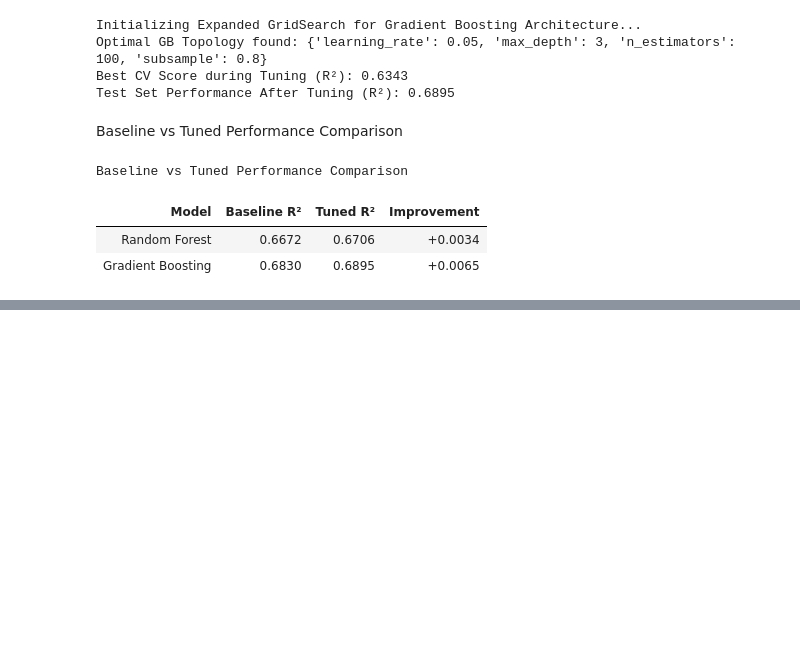
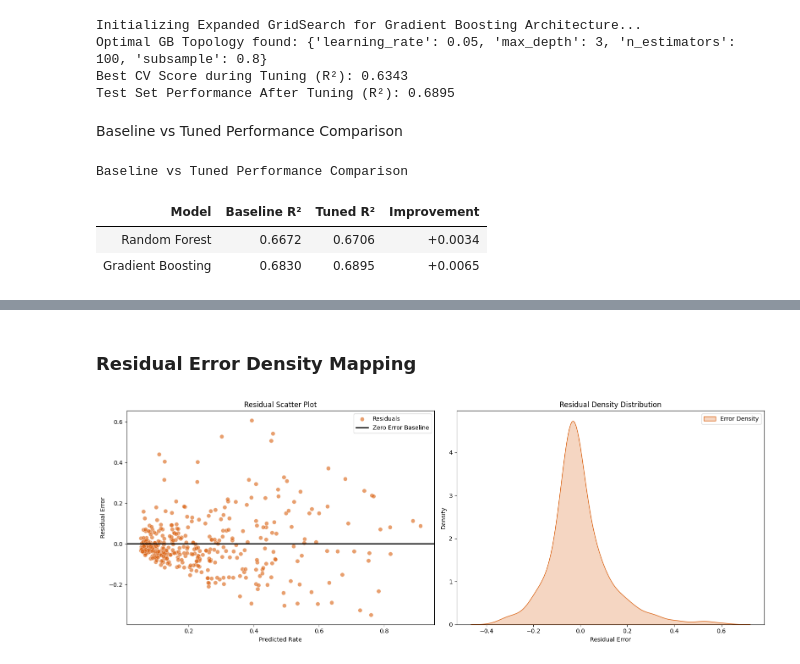
Before and after one commit to Reshma925/Vectora, a Jupyter notebook: Regression Track A/Regression.ipynb, the cells around one changed output, grey strips where cells are left out. Cells and saved outputs as stored; diff of their text form; code cells hidden in the pictures; blank space fills up the shorter version.

```diff
--- a/Regression Track A/Regression.ipynb
+++ b/Regression Track A/Regression.ipynb
@@ -717,0 +735,24 @@ Baseline vs Tuned Performance Comparison
+# %% [markdown]
+### Residual Error Density Mapping
+# %%
+residuals = y_test - final_pred
+
+fig, ax = plt.subplots(1, 2, figsize=(16, 6))
+
+sns.scatterplot(x=final_pred, y=residuals, alpha=0.6, color='#d95f0e', s=50, ax=ax[0], label='Residuals')
+ax[0].axhline(0, color='black', linestyle='-', linewidth=2, label='Zero Error Baseline')
+ax[0].set_title('Residual Scatter Plot')
+ax[0].set_xlabel('Predicted Rate')
+ax[0].set_ylabel('Residual Error')
+ax[0].legend()
+
+sns.kdeplot(residuals, fill=True, color='#d95f0e', ax=ax[1], label='Error Density')
+ax[1].set_title('Residual Density Distribution')
+ax[1].set_xlabel('Residual Error')
+ax[1].set_ylabel('Density')
+ax[1].legend()
+
+plt.tight_layout()
+plt.show()
+# %% [output]
+[figure, added]
```
Also changed, not shown: parts of 4 cells of this notebook.
